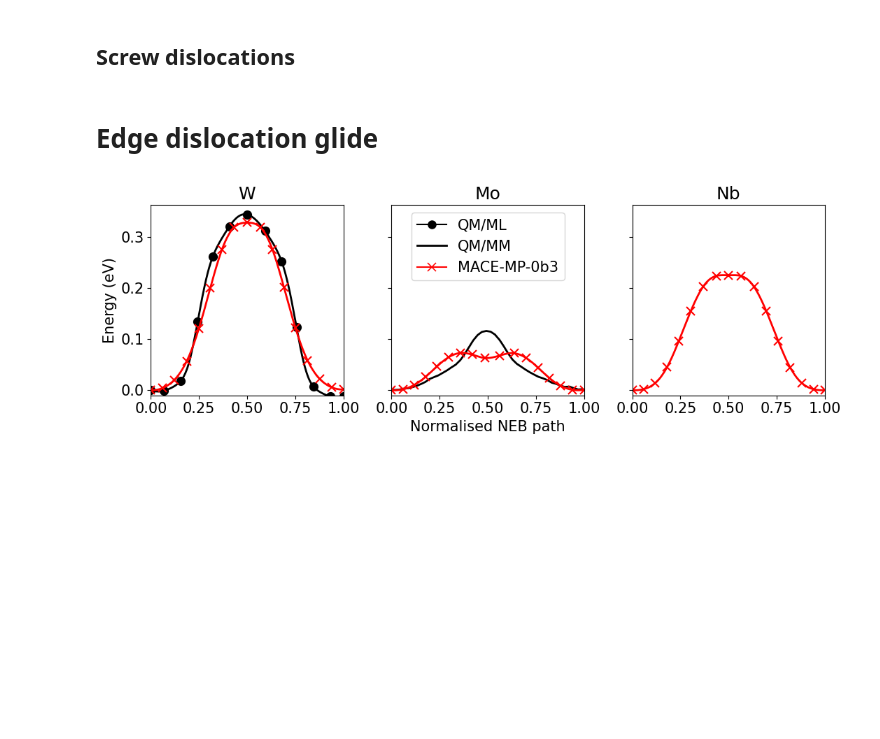
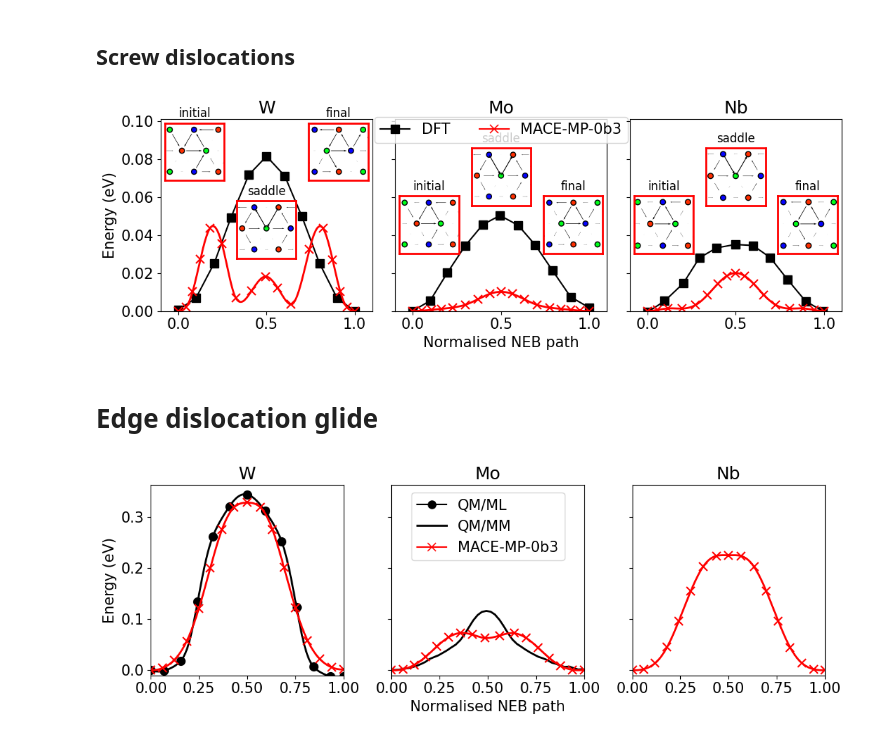
Before and after one commit to pgrigorev/mace_bcc_test, a Jupyter notebook: figures_second_version.ipynb, the cells around one changed output. Saved outputs shown, nothing was run; the diff lists cells and outputs as text; code cells hidden in the pictures; blank space fills up the shorter version.

```diff
--- a/figures_second_version.ipynb
+++ b/figures_second_version.ipynb
@@ -429,36 +429,36 @@ for symbol, ax in zip(["W", "Mo", "Nb"], axes):
         i = -1
         last_pure_core = add_core_plot(ax, i, rect,
                                        images,
                                        bulk,
                                        alat=alat, title="final",
                                        spine_color="r",
                                        xlim=(-1.95, 4.475),
                                        spine_lw=2.0, core_lw=2.0,
                                        legend=False,
                                        legend_bbox=(0.20, 0.95, 0.5, 0.5))
 
         #add_lines_to_core(ax, last_pure_core , s_W[-1], E_W[-1],
         #                orientation="bottom",
         #                color="C0", x_shift=0.07)
         ax.set_title(symbol)
         ax.set_ylabel('')
-
+axes[0].set_ylabel("Energy (eV)")
 fig.tight_layout()
 axes[0].legend_.remove()
 axes[2].legend_.remove()
 axes[1].legend(loc="upper center", ncol=2, bbox_to_anchor=[0.5, 1.05])
 axes[0].set_xlim(-0.1, 1.1)
 axes[0].set_ylim(0, 0.101)
 
 
 for ax in axes[::2]:
     ax.set_xlabel("")
 
 
-
-
 fig.savefig("figures/screw_dislocation_glide_W_Mo_Nb_medium_0b3.pdf")
 fig.savefig("figures/screw_dislocation_glide_W_Mo_Nb_medium_0b3.svg")
+# %% [output]
+[figure, added]
 # %% [markdown]
 # Edge dislocation glide
 # %%
```
Also changed, not shown: parts of 1 cell of this notebook, 1 other file.
